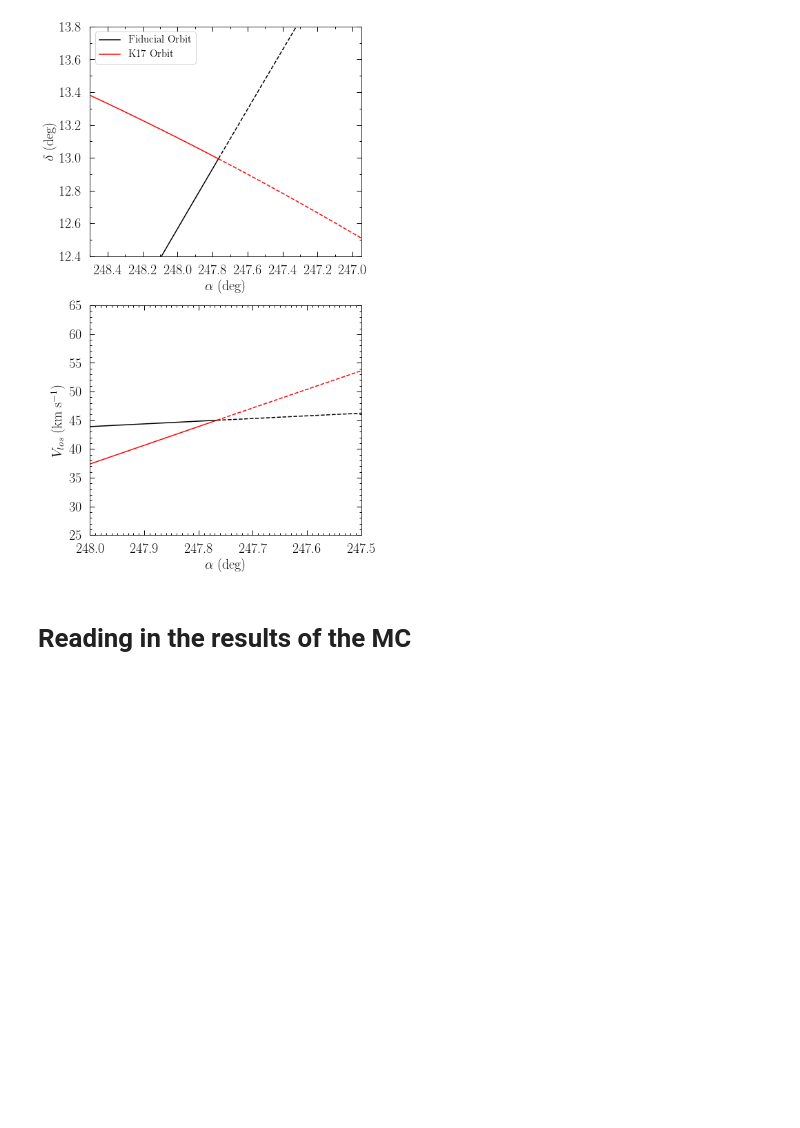
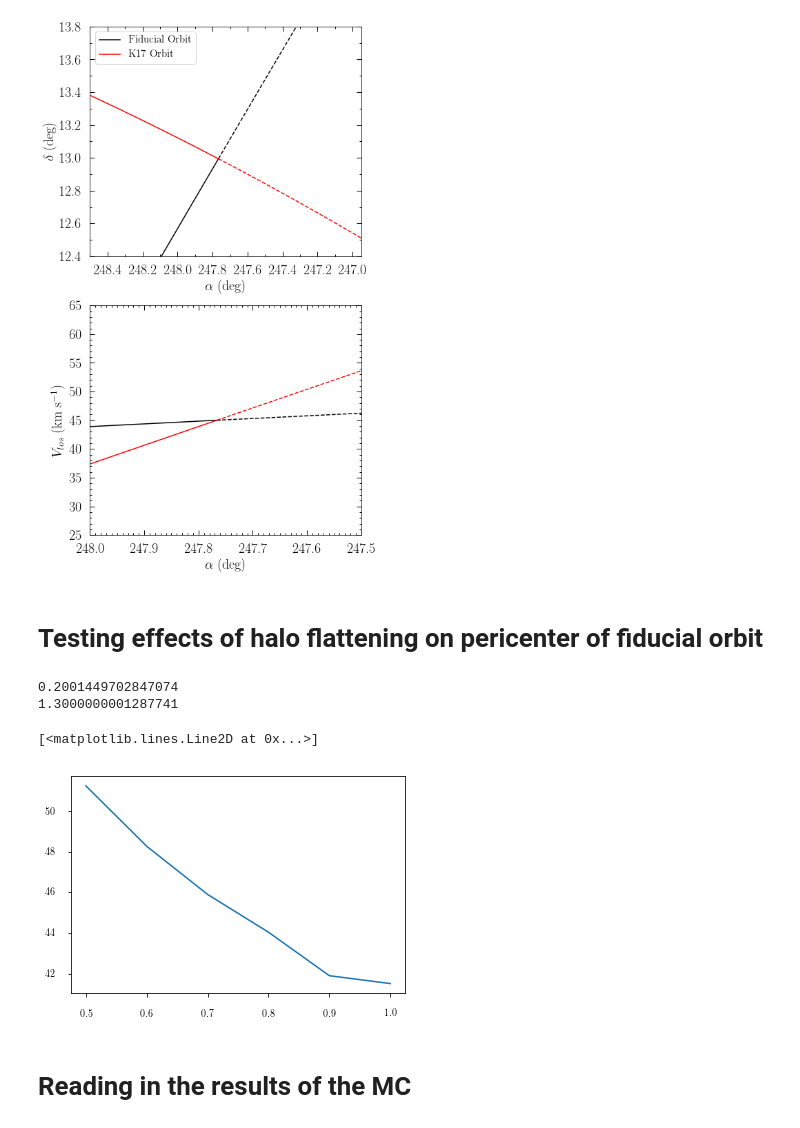
Before and after one commit to swfu/DwarfTidalStripping, a Jupyter notebook: herc_analysis.ipynb, the cells around one changed output. Saved outputs shown, nothing was run; the diff lists cells and outputs as text; code cells hidden in the pictures; blank space fills up the shorter version.

Commit message:
testing flattening for single orbit

```diff
--- a/herc_analysis.ipynb
+++ b/herc_analysis.ipynb
@@ -333,6 +333,55 @@ fig.tight_layout()
 # fig.savefig(pprdir + 'Herc_observed.pdf',dpi=dpi,bbox_inches='tight')
 # %% [output]
 [figure]
+# %% [markdown]
+# Testing effects of halo flattening on pericenter of fiducial orbit
+# %%
+tp_amp= potential.TriaxialNFWPotential(amp=1.,a=2.,c=c)
+mvir= tp_amp.mass(245./ro,245./ro,ro=ro,vo=vo)/10.**12.
+print(mvir)
+# mass out to ~245 kpc in units of 10^12 Msun, for non-spherical potential need to give R and z max to integrate
+
+tp= potential.TriaxialNFWPotential(amp=1.3/mvir,a=2.,c=c)
+# amp = (0.8 x 10^12 Msun: desired mass) / (mvir x 10^12: mass for amp=1)
+print(tp.mass(245./ro,245./ro,ro=ro,vo=vo)/10.**12.) # Should be the mass you want
+# %% [output]
+0.2001449702847074
+1.3000000001287741
+# %%
+ts_small = np.linspace(0,5,5000)*u.Gyr
+
+c_grid = np.array([0.5,0.6,0.7,0.8,0.9,1.0])
+
+orb_forward = []
+orb_backward = []
+
+for i in range(c_grid.size):
+    tp= potential.TriaxialNFWPotential(amp=1.3/mvir,a=2.,c=c_grid[i])
+
+    pot = [tp,bp,mp]
+    orb = Orbit([ra*u.degree,
+                dec*u.degree,
+                dist*u.kpc,
+                pmra*u.mas/u.yr,
+                pmdec*u.mas/u.yr,
+                vlos*u.km/u.s],
+            radec=True,solarmotion='Schoenrich',ro=ro*u.kpc,vo=vo*u.km/u.s)
+
+    orb_flip = orb.flip()
+    orb_flip.integrate(ts,pot)
+    orb_flip.flip(inplace=True)
+    orb.integrate(ts,pot)
+
+    orb_forward.append(orb)
+    orb_backward.append(orb_flip)
+# %%
+peri = np.array([orb_backward[0].rperi(),orb_backward[1].rperi(),orb_backward[2].rperi(),
+       orb_backward[3].rperi(),orb_backward[4].rperi(),orb_backward[5].rperi()])
+# %%
+plt.plot(c_grid,peri)
+# %% [output]
+[<matplotlib.lines.Line2D at 0x...>]
+[figure, added]
 # %% [markdown]
 # Reading in the results of the MC
 # %%
```
Also changed, not shown: parts of 1 cell of this notebook.
